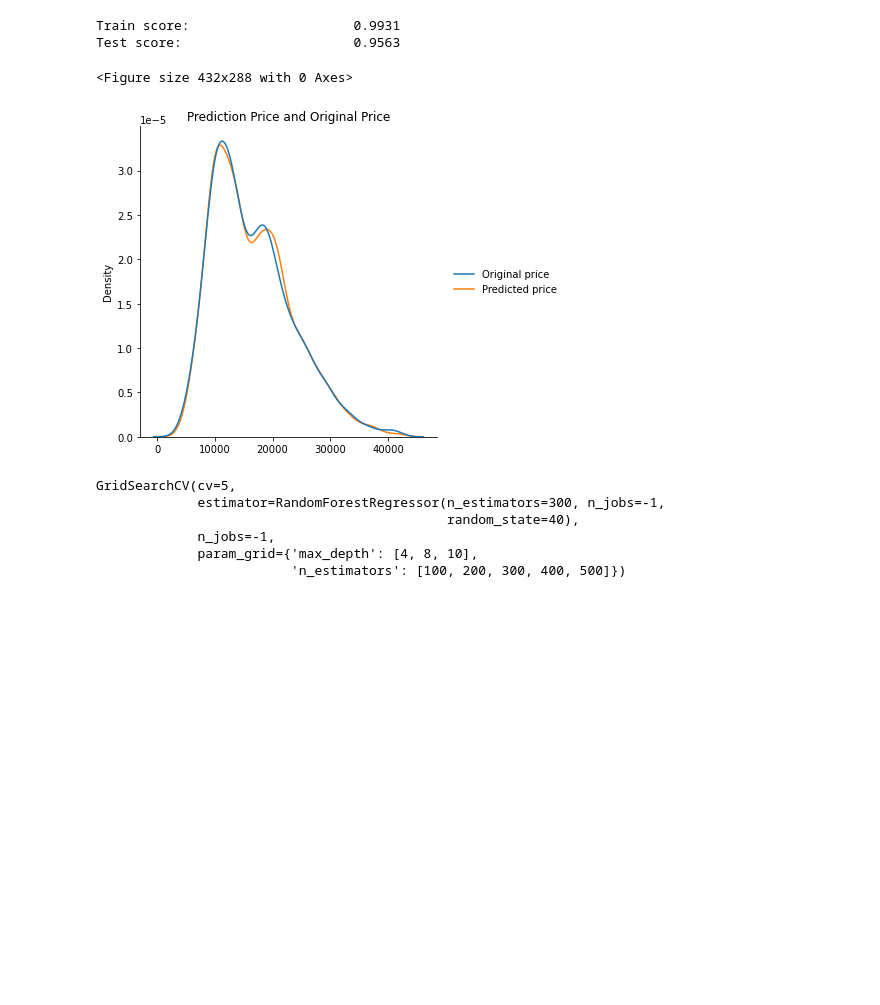
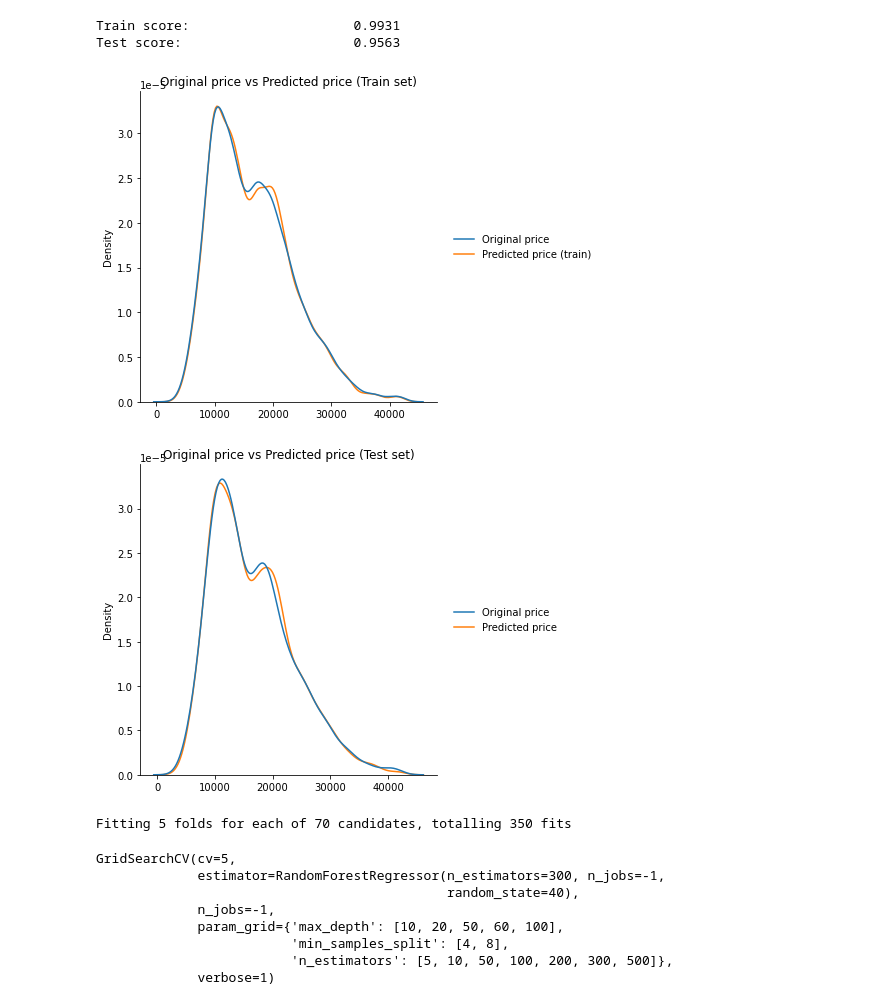
Before and after one commit to kai2128/DM_Assignment, a Jupyter notebook: algorithm/RandomForest.ipynb, the cells around one changed output. Drawn from its saved outputs; the diff is of its cells as text; code cells hidden in the pictures; blank space fills up the shorter version.

```diff
--- a/algorithm/RandomForest.ipynb
+++ b/algorithm/RandomForest.ipynb
@@ -15,9 +15,24 @@ train_test_report(rfr)
 # %% [output]
 Train score:                     0.9931
 Test score:                      0.9563
-# %%
-plot_prediction_compare_ori(rfr)
-# %% [output]
-<Figure size 432x288 with 0 Axes>
-[figure, removed]
+# %%
+y_train_predict = rfr.predict(X_train)
+data = pd.DataFrame({
+    'Original price': y_train,
+    'Predicted price (train)': y_train_predict
+})
+sns.displot(data=data, kind='kde')
+plt.title('Original price vs Predicted price (Train set)')
+
+y_test_predict = rfr.predict(X_test)
+data = pd.DataFrame({
+    'Original price': y_test,
+    'Predicted price': y_test_predict
+})
+sns.displot(data=data, kind='kde')
+plt.title('Original price vs Predicted price (Test set)')
+plt.show()
+# %% [output]
+[figure, added]
+[figure, added]
 # %%
@@ -29,14 +44,17 @@ parameters = {
 }
 # %%
-rfr_tuned = GridSearchCV(rfr,parameters,cv=5,n_jobs=-1)
+rfr_tuned = GridSearchCV(rfr, parameters, cv=5, n_jobs=-1, verbose=1)
 rfr_tuned.fit(X_train,y_train)
 # %% [output]
-GridSearchCV(cv=5,
-             estimator=RandomForestRegressor(n_estimators=300, n_jobs=-1,
-                                             random_state=40),
-             n_jobs=-1,
-             param_grid={'max_depth': [4, 8, 10],
-                         'n_estimators': [100, 200, 300, 400, 500]})
+Fitting 5 folds for each of 70 candidates, totalling 350 fits
+GridSearchCV(cv=5,
+             estimator=RandomForestRegressor(n_estimators=300, n_jobs=-1,
+                                             random_state=40),
+             n_jobs=-1,
+             param_grid={'max_depth': [10, 20, 50, 60, 100],
+                         'min_samples_split': [4, 8],
+                         'n_estimators': [5, 10, 50, 100, 200, 300, 500]},
+             verbose=1)
 # %%
 gs_report(rfr_tuned)
 # %% [output]
```
Also changed, not shown: parts of 9 cells of this notebook, 2 other files.
